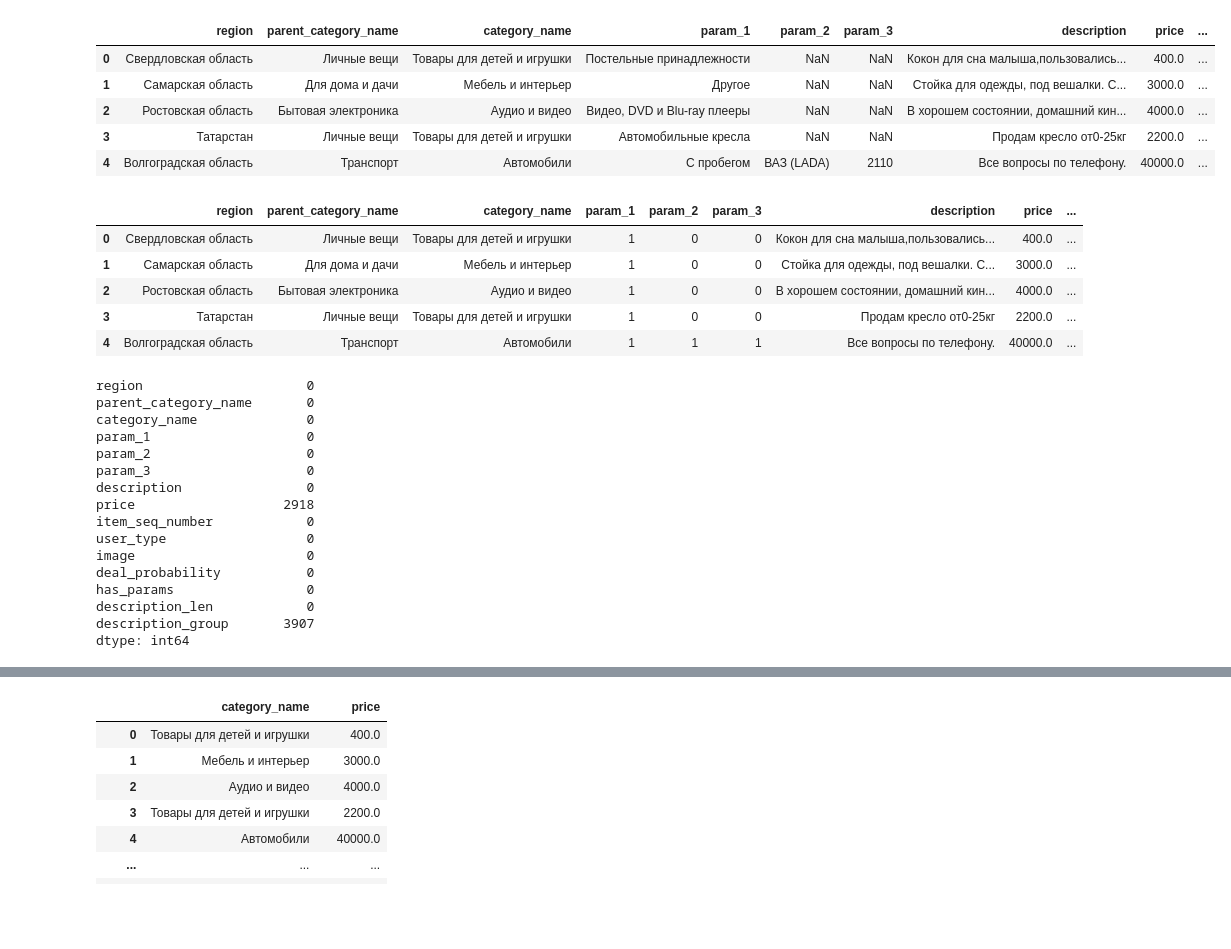
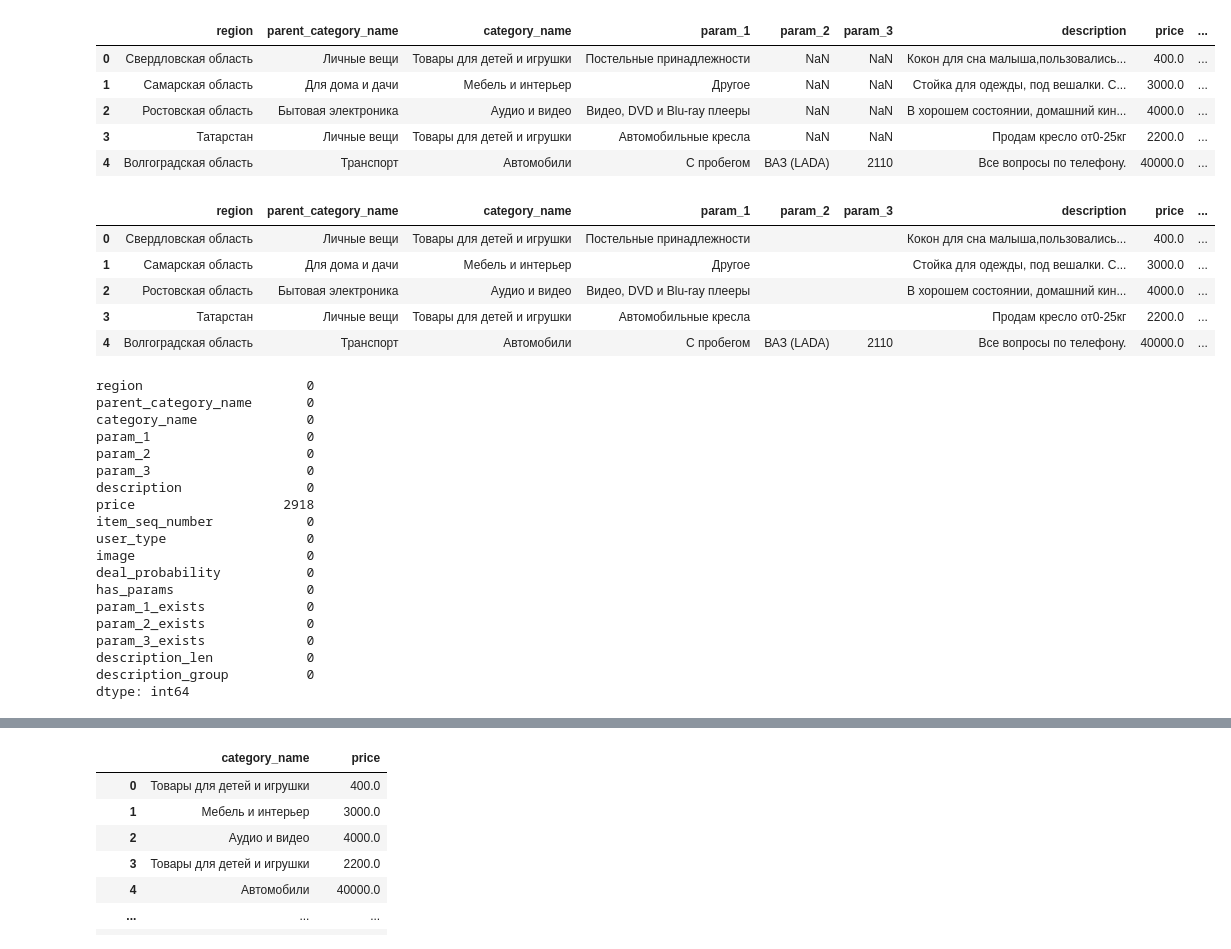
Before and after one commit to issakamir/Avito-demand, a Jupyter notebook: notebooks/data_cleaning_preparation.ipynb, the cells around one changed output, grey strips where cells are left out. Cells and saved outputs as stored; diff of their text form; code cells hidden in the pictures; blank space fills up the shorter version.

```diff
--- a/notebooks/data_cleaning_preparation.ipynb
+++ b/notebooks/data_cleaning_preparation.ipynb
@@ -30,29 +30,33 @@ df.head()
 | 3 | Татарстан | Личные вещи | Товары для детей и игрушки | Автомобильные кресла | NaN | NaN | Продам кресло от0-25кг | 2200.0 | ... |
 | 4 | Волгоградская область | Транспорт | Автомобили | С пробегом | ВАЗ (LADA) | 2110 | Все вопросы по телефону. | 40000.0 | ... |
 # %%
-df['param_1']=df['param_1'].notna().map({True:1, False:0})
-df['param_2']=df['param_2'].notna().map({True:1, False:0})
-df['param_3']=df['param_3'].notna().map({True:1, False:0})
+df['has_params']=df[['param_1', 'param_2', 'param_3']].notna().any(axis=1).astype('int8')
 
-df['has_params']=df[['param_1', 'param_2', 'param_3']].notna().any(axis=1).astype('int8')
+df['param_1_exists']=df['param_1'].notna().astype('int8')
+df['param_2_exists']=df['param_2'].notna().astype('int8')
+df['param_3_exists']=df['param_3'].notna().astype('int8')
+
+df['param_1']=df['param_1'].fillna("")
+df['param_2']=df['param_2'].fillna("")
+df['param_3']=df['param_3'].fillna("")
 
 df['image']=df['image'].notna().astype('int8')
 
 df['description']=df['description'].fillna("")
 df['description_len']=df['description'].str.len().astype('int32')
 
-bins=[0, 10, 50, 250, 1000, np.inf]
+bins=[-1, 10, 50, 250, 1000, np.inf]
 labels=['1. Пусто', '2. Очень короткое', '3. Оптимальное', '4. Подробное', '5. Слишком длинное']
 
 df['description_group']=pd.cut(df['description_len'], bins=bins, labels=labels)
 df.head()
 # %% [output]
 |  | region | parent_category_name | category_name | param_1 | param_2 | param_3 | description | price | ... |
-| 0 | Свердловская область | Личные вещи | Товары для детей и игрушки | 1 | 0 | 0 | Кокон для сна малыша,пользовались... | 400.0 | ... |
-| 1 | Самарская область | Для дома и дачи | Мебель и интерьер | 1 | 0 | 0 | Стойка для одежды, под вешалки. С... | 3000.0 | ... |
-| 2 | Ростовская область | Бытовая электроника | Аудио и видео | 1 | 0 | 0 | В хорошем состоянии, домашний кин... | 4000.0 | ... |
-| 3 | Татарстан | Личные вещи | Товары для детей и игрушки | 1 | 0 | 0 | Продам кресло от0-25кг | 2200.0 | ... |
-| 4 | Волгоградская область | Транспорт | Автомобили | 1 | 1 | 1 | Все вопросы по телефону. | 40000.0 | ... |
+| 0 | Свердловская область | Личные вещи | Товары для детей и игрушки | Постельные принадлежности |  |  | Кокон для сна малыша,пользовались... | 400.0 | ... |
+| 1 | Самарская область | Для дома и дачи | Мебель и интерьер | Другое |  |  | Стойка для одежды, под вешалки. С... | 3000.0 | ... |
+| 2 | Ростовская область | Бытовая электроника | Аудио и видео | Видео, DVD и Blu-ray плееры |  |  | В хорошем состоянии, домашний кин... | 4000.0 | ... |
+| 3 | Татарстан | Личные вещи | Товары для детей и игрушки | Автомобильные кресла |  |  | Продам кресло от0-25кг | 2200.0 | ... |
+| 4 | Волгоградская область | Транспорт | Автомобили | С пробегом | ВАЗ (LADA) | 2110 | Все вопросы по телефону. | 40000.0 | ... |
 # %%
 df.isnull().sum()
 # %% [output]
@@ -69,8 +73,11 @@ user_type                  0
 image                      0
 deal_probability           0
 has_params                 0
+param_1_exists             0
+param_2_exists             0
+param_3_exists             0
 description_len            0
-description_group       3907
+description_group          0
 dtype: int64
 # %%
 print("Самые дешевые товары:")
```
Also changed, not shown: parts of 3 cells of this notebook.
